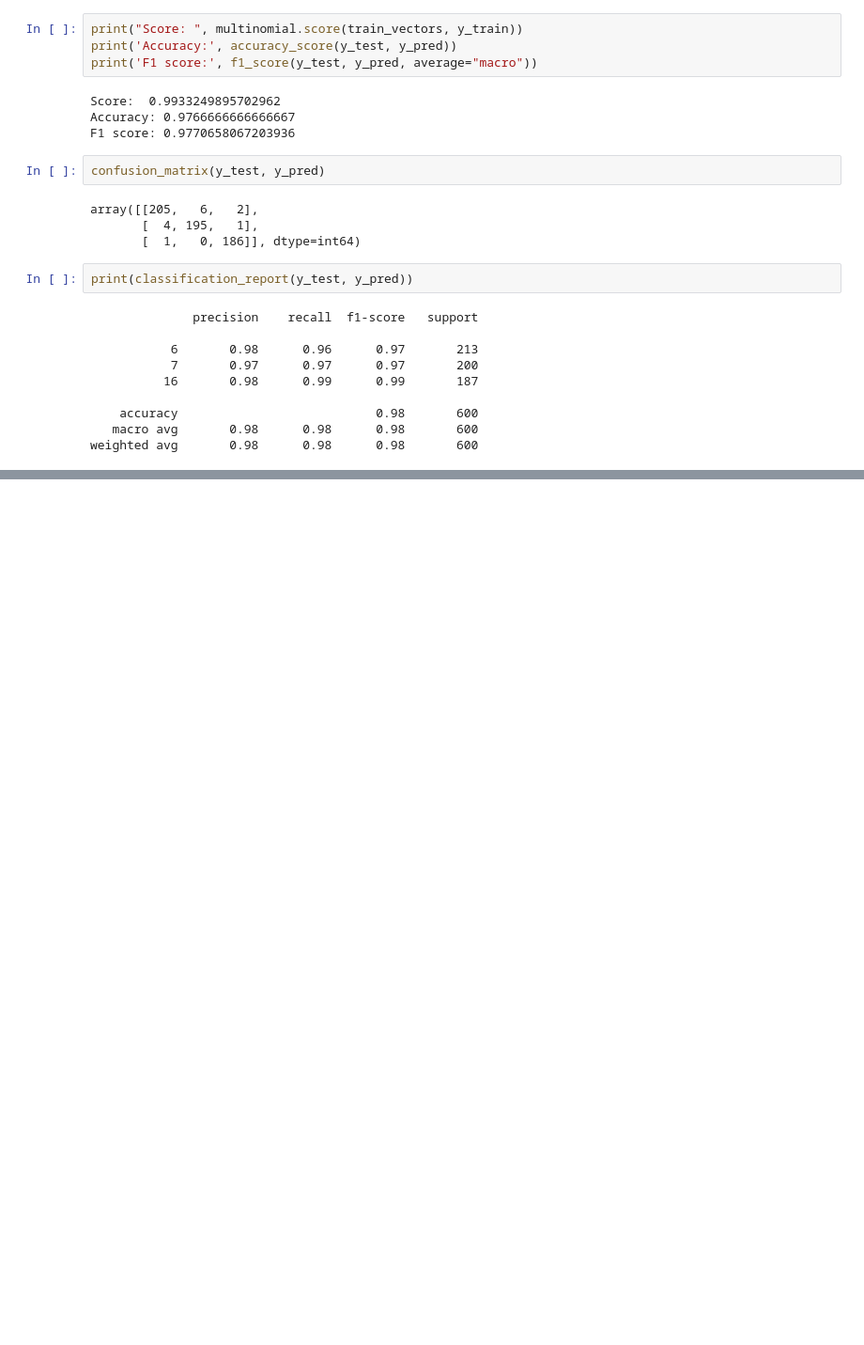
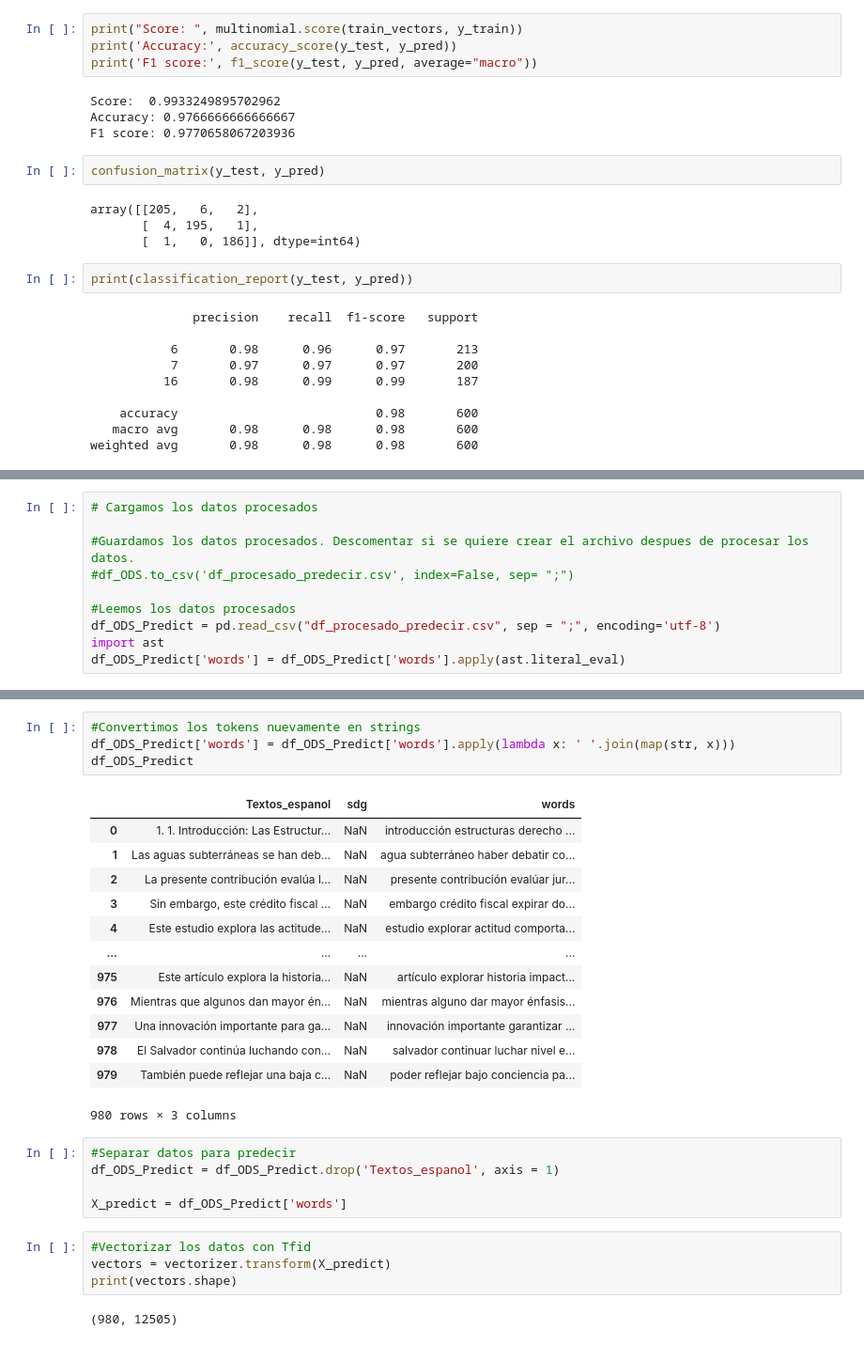
Before and after one commit to afborda20/proyectoBI2023, a Jupyter notebook: Proyecto1.ipynb, the cells around one changed output, grey strips where cells are left out. Shown at 94% size. Cells and saved outputs as stored; diff of their text form; blank space fills up the shorter version.

```diff
--- a/Proyecto1.ipynb
+++ b/Proyecto1.ipynb
@@ -481,0 +517,10 @@ weighted avg       0.98      0.98      0.98       600
+# %%
+# Cargamos los datos procesados
+
+#Guardamos los datos procesados. Descomentar si se quiere crear el archivo despues de procesar los datos.
+#df_ODS.to_csv('df_procesado_predecir.csv', index=False, sep= ";")
+
+#Leemos los datos procesados
+df_ODS_Predict = pd.read_csv("df_procesado_predecir.csv", sep = ";", encoding='utf-8')
+import ast
+df_ODS_Predict['words'] = df_ODS_Predict['words'].apply(ast.literal_eval)
@@ -481,0 +536,29 @@ weighted avg       0.98      0.98      0.98       600
+# %%
+#Convertimos los tokens nuevamente en strings
+df_ODS_Predict['words'] = df_ODS_Predict['words'].apply(lambda x: ' '.join(map(str, x)))
+df_ODS_Predict
+# %% [output]
+|  | Textos_espanol | sdg | words |
+| 0 | 1. 1. Introducción: Las Estructur... | NaN | introducción estructuras derecho ... |
+| 1 | Las aguas subterráneas se han deb... | NaN | agua subterráneo haber debatir co... |
+| 2 | La presente contribución evalúa l... | NaN | presente contribución evalúar jur... |
+| 3 | Sin embargo, este crédito fiscal ... | NaN | embargo crédito fiscal expirar do... |
+| 4 | Este estudio explora las actitude... | NaN | estudio explorar actitud comporta... |
+| ... | ... | ... | ... |
+| 975 | Este artículo explora la historia... | NaN | artículo explorar historia impact... |
+| 976 | Mientras que algunos dan mayor én... | NaN | mientras alguno dar mayor énfasis... |
+| 977 | Una innovación importante para ga... | NaN | innovación importante garantizar ... |
+| 978 | El Salvador continúa luchando con... | NaN | salvador continuar luchar nivel e... |
+| 979 | También puede reflejar una baja c... | NaN | poder reflejar bajo conciencia pa... |
+980 rows × 3 columns
+# %%
+#Separar datos para predecir
+df_ODS_Predict = df_ODS_Predict.drop('Textos_espanol', axis = 1)
+
+X_predict = df_ODS_Predict['words']
+# %%
+#Vectorizar los datos con Tfid
+vectors = vectorizer.transform(X_predict)
+print(vectors.shape)
+# %% [output]
+(980, 12505)
```
Also changed, not shown: parts of 15 cells of this notebook, 2 other files.
